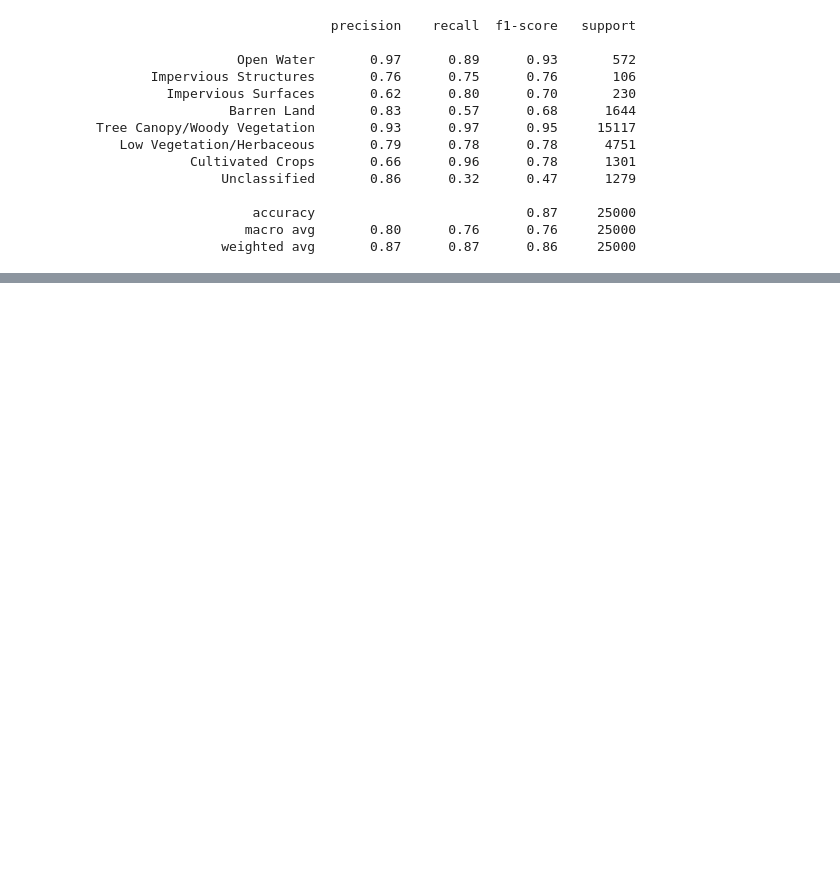
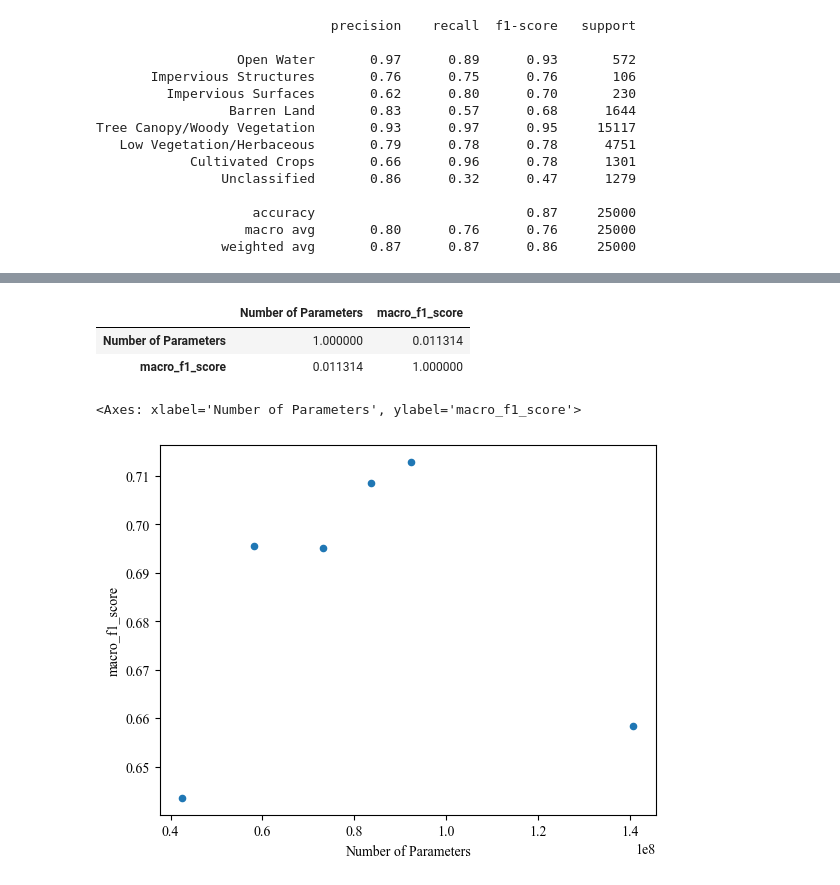
Before and after one commit to DakotaHester/ms-land-cover, a Jupyter notebook: notebooks/pretrain_results_f1.ipynb, the cells around one changed output, grey strips where cells are left out. Cells and saved outputs as stored; diff of their text form; code cells hidden in the pictures; blank space fills up the shorter version.

```diff
--- a/notebooks/pretrain_results_f1.ipynb
+++ b/notebooks/pretrain_results_f1.ipynb
@@ -1259,0 +1428,35 @@ Tree Canopy/Woody Vegetation       0.93      0.97      0.95     15117
+# %%
+# convert this to dataframe, find R2
+
+        # \toprule
+        # Model & Number of Parameters & Reference \\
+        # \midrule
+        # FCN & 42,528,856 & \citep{longFullyConvolutionalNetworks2015} \\
+        # U-Net & 92,302,024 & \citep{ronnebergerUNetConvolutionalNetworks2015} \\
+        # Attention U-Net & 83,610,272 & \citep{oktayAttentionUNetLearning2018} \\
+        # DeepLabV3+ & 58,199,128 & \citep{chenEncoderDecoderAtrousSeparable2018} \\
+        # UPerNet & 73,251,400 & \citep{xiaoUnifiedPerceptualParsing2018} \\
+        # PAN & 140,688,970 & \citep{liPyramidAttentionNetwork2018} \\
+        # \bottomrule
+
+params_df = pd.DataFrame({
+    'model': ['fcn', 'unet', 'attention_unet', 'deeplabv3plus', 'upernet', 'pan'],
+    'Number of Parameters': [42528856, 92302024, 83610272, 58199128, 73251400, 140688970],
+})
+
+params_df = params_df.merge(
+    metrics_df.loc[metrics_df['pretrain_method'] == 'byol_randinit']
+    .groupby('model')['macro_f1_score']
+    .mean()
+    .reset_index(),
+    on='model',
+)
+display(params_df[['Number of Parameters', 'macro_f1_score']].corr())
+
+params_df[['Number of Parameters', 'macro_f1_score']].plot.scatter(x='Number of Parameters', y='macro_f1_score')
+# %% [output]
+|  | Number of Parameters | macro_f1_score |
+| Number of Parameters | 1.000000 | 0.011314 |
+| macro_f1_score | 0.011314 | 1.000000 |
+<Axes: xlabel='Number of Parameters', ylabel='macro_f1_score'>
+[figure, added]
```
Also changed, not shown: parts of 8 cells of this notebook, 23 other files.
